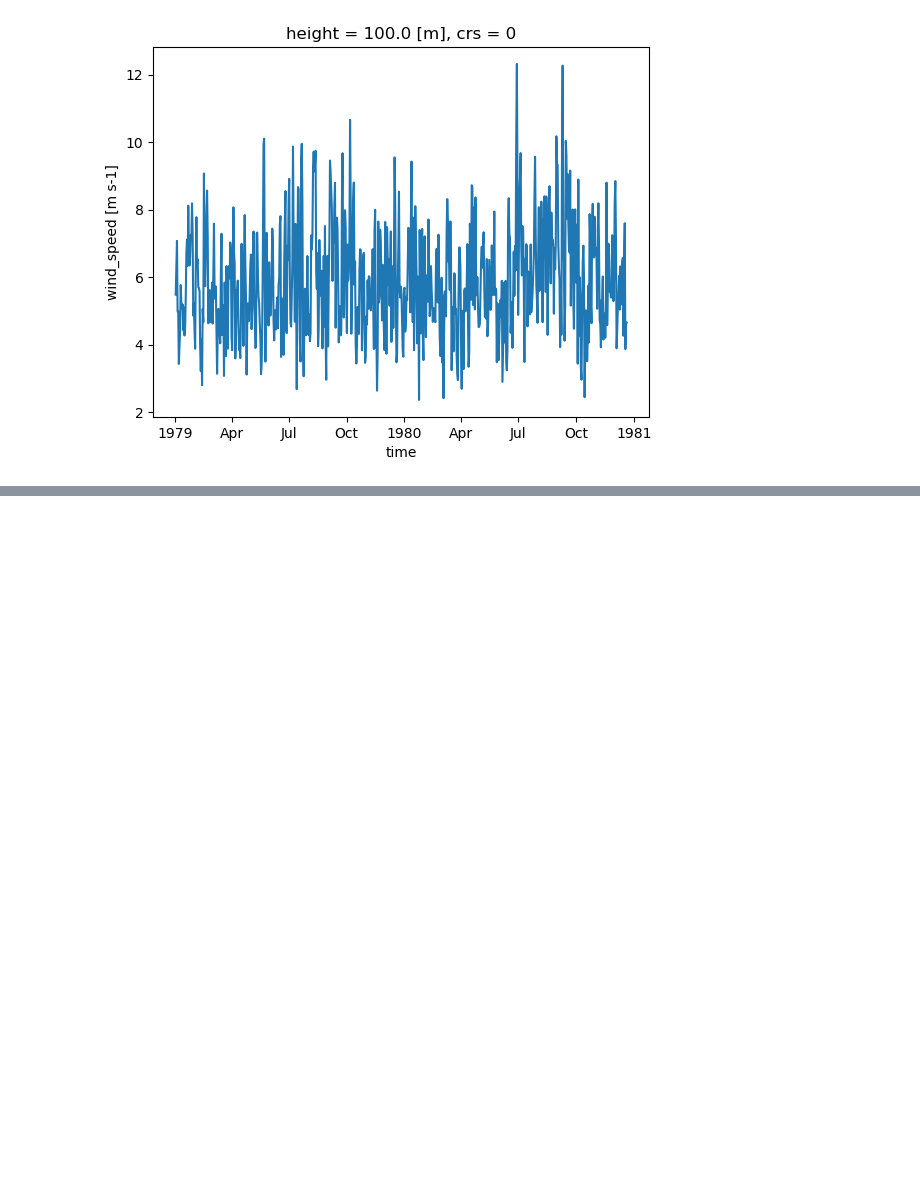
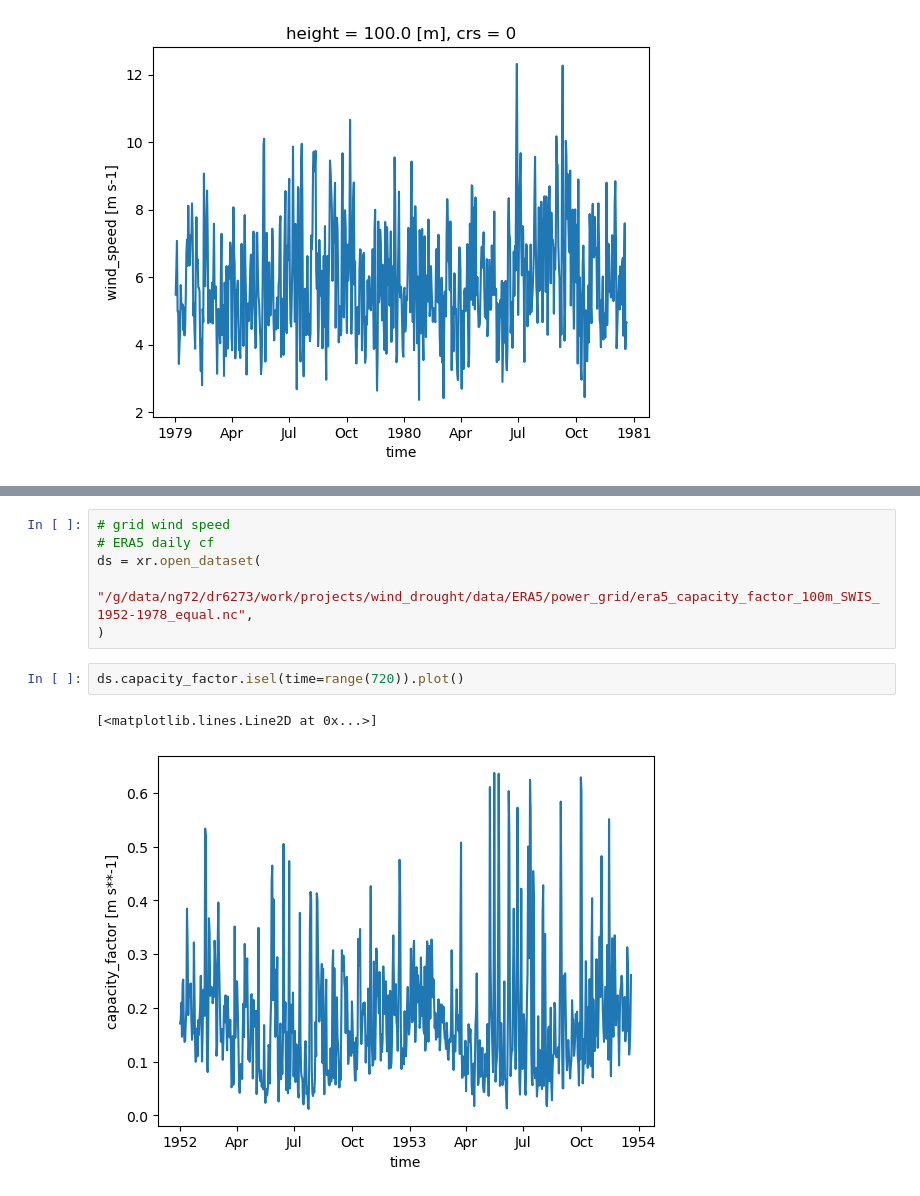
Before and after one commit to dougrichardson/wind_drought, a Jupyter notebook: notebooks/test_wind_data.ipynb, the cells around one changed output, grey strips where cells are left out. Cells and saved outputs as stored; diff of their text form; blank space fills up the shorter version.

```diff
--- a/notebooks/test_wind_data.ipynb
+++ b/notebooks/test_wind_data.ipynb
@@ -79,0 +72,11 @@ Attributes:
+# %%
+# grid wind speed
+# ERA5 daily cf
+ds = xr.open_dataset(
+    "/g/data/ng72/dr6273/work/projects/wind_drought/data/ERA5/power_grid/era5_capacity_factor_100m_SWIS_1952-1978_equal.nc",
+)
+# %%
+ds.capacity_factor.isel(time=range(720)).plot()
+# %% [output]
+[<matplotlib.lines.Line2D at 0x...>]
+[figure, added]
```
Also changed, not shown: parts of 7 cells of this notebook, 7 other files.
